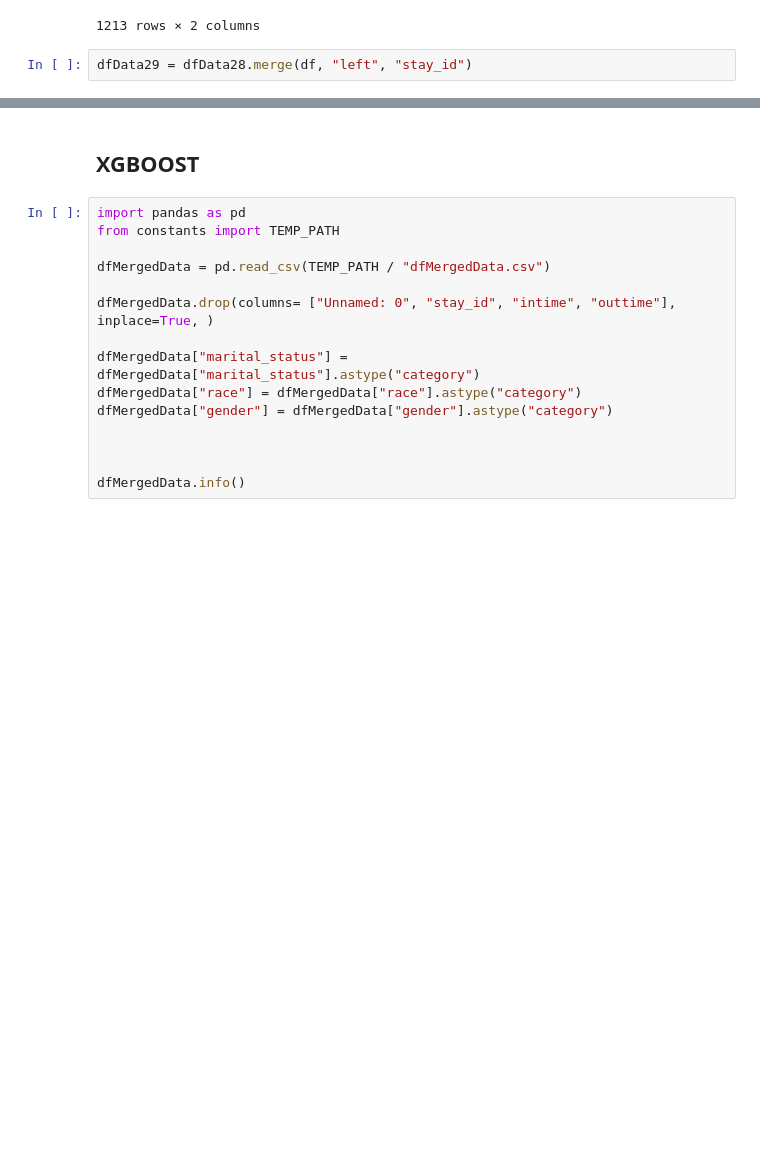
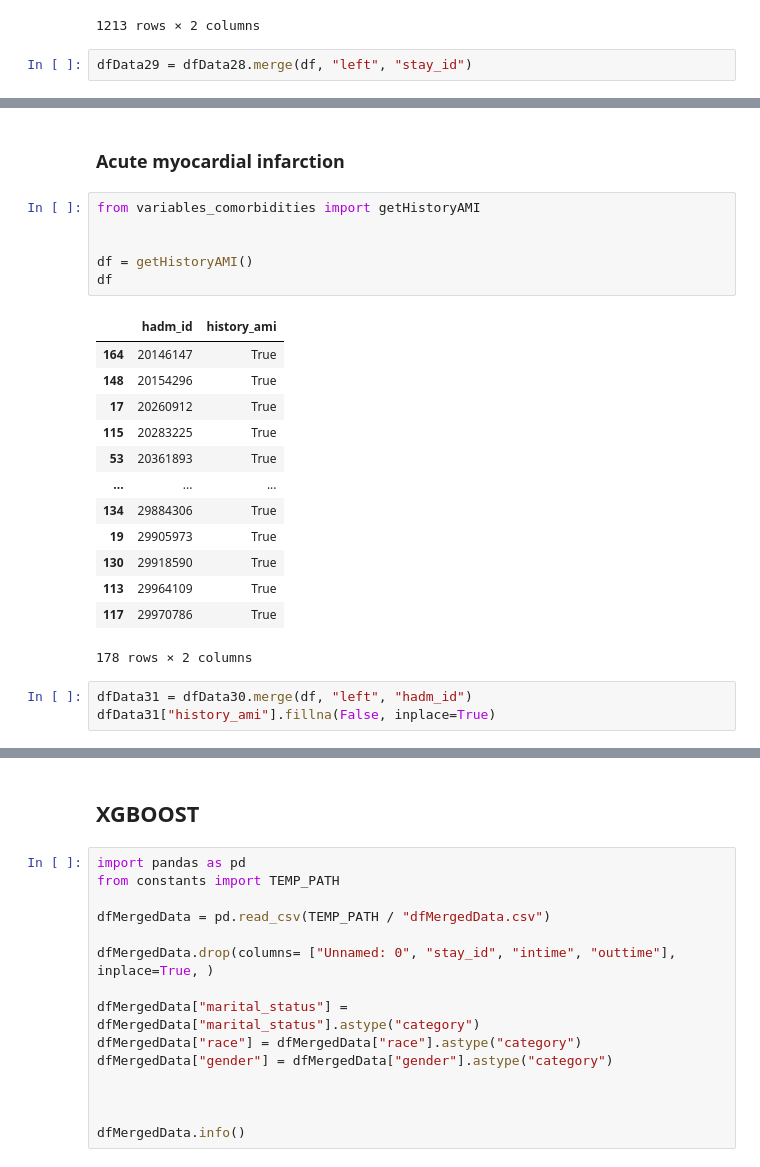
Before and after one commit to BuiHoangTu/hust.year2023.PredictingRiskDiabeticKetoacidosis-associatedKidneyInjury, a Jupyter notebook: learning.ipynb, the cells around one changed output, grey strips where cells are left out. Saved outputs shown, nothing was run; the diff lists cells and outputs as text; blank space fills up the shorter version.

```diff
--- a/learning.ipynb
+++ b/learning.ipynb
@@ -907,0 +936,25 @@ dfData29 = dfData28.merge(df, "left", "stay_id")
+# %% [markdown]
+### Acute myocardial infarction
+# %%
+from variables_comorbidities import getHistoryAMI
+
+
+df = getHistoryAMI()
+df
+# %% [output]
+|  | hadm_id | history_ami |
+| 164 | 20146147 | True |
+| 148 | 20154296 | True |
+| 17 | 20260912 | True |
+| 115 | 20283225 | True |
+| 53 | 20361893 | True |
+| ... | ... | ... |
+| 134 | 29884306 | True |
+| 19 | 29905973 | True |
+| 130 | 29918590 | True |
+| 113 | 29964109 | True |
+| 117 | 29970786 | True |
+178 rows × 2 columns
+# %%
+dfData31 = dfData30.merge(df, "left", "hadm_id")
+dfData31["history_ami"].fillna(False, inplace=True)
```
Also changed, not shown: parts of 26 cells of this notebook.
